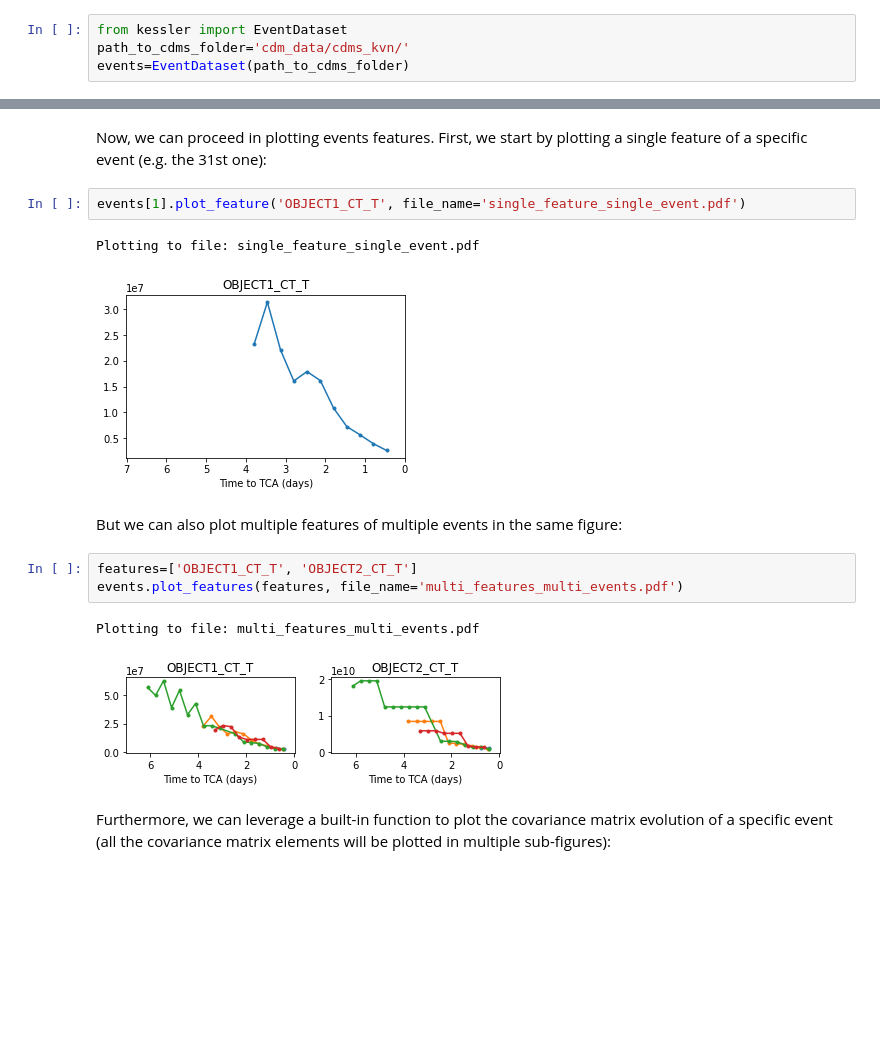
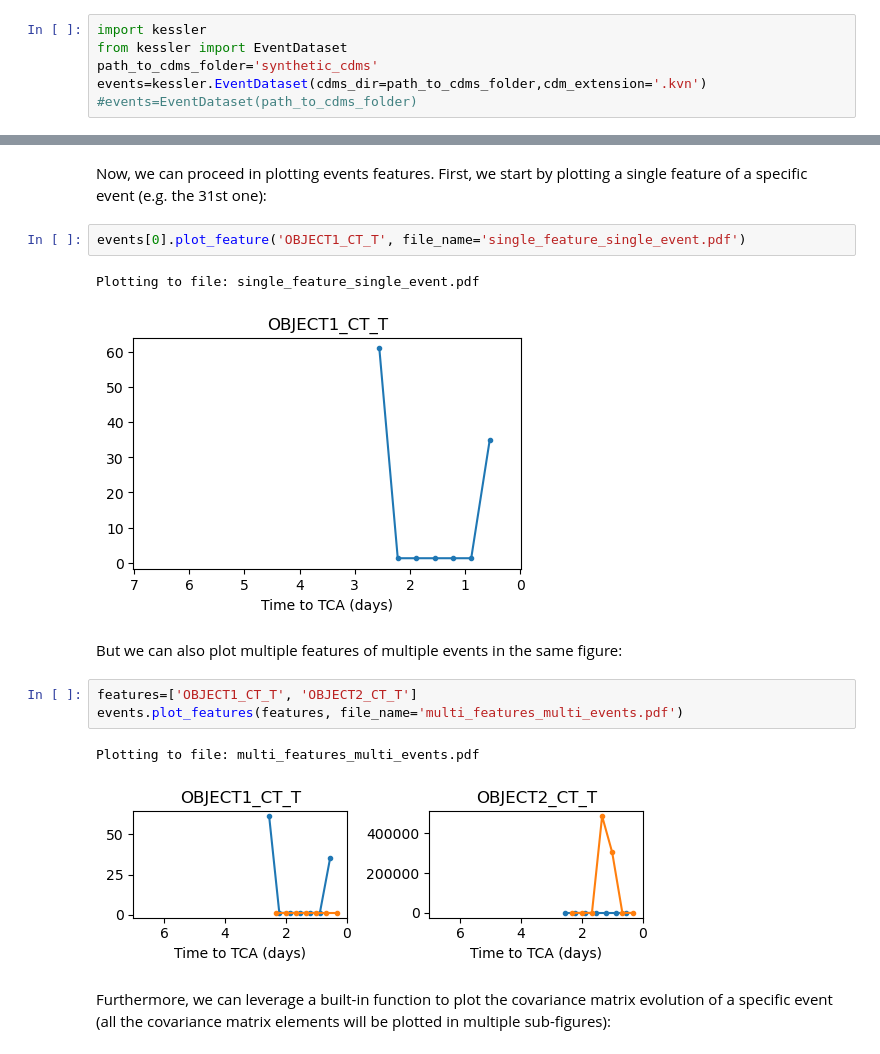
Before and after one commit to kesslerlib/kessler, a Jupyter notebook: docs/notebooks/cdms_analysis_and_plotting.ipynb, the cells around one changed output, grey strips where cells are left out. Saved outputs shown, nothing was run; the diff lists cells and outputs as text; blank space fills up the shorter version.

```diff
--- a/docs/notebooks/cdms_analysis_and_plotting.ipynb
+++ b/docs/notebooks/cdms_analysis_and_plotting.ipynb
@@ -5,7 +5,9 @@ In this tutorial, we show how to analyze and plot CDM data.
 
 We assume that data has been loaded (see `Basics` on how to do it) and that events are stored in the ``events`` variable.
 # %%
+import kessler
 from kessler import EventDataset
-path_to_cdms_folder='cdm_data/cdms_kvn/'
-events=EventDataset(path_to_cdms_folder)
+path_to_cdms_folder='synthetic_cdms'
+events=kessler.EventDataset(cdms_dir=path_to_cdms_folder,cdm_extension='.kvn')
+#events=EventDataset(path_to_cdms_folder)
 # %% [output]
@@ -23,10 +27,10 @@ Time spent  | Time remain.| Progress             | Events | Events/sec
 # %% [markdown]
 Now, we can proceed in plotting events features. First, we start by plotting a single feature of a specific event (e.g. the 31st one):
 # %%
-events[1].plot_feature('OBJECT1_CT_T', file_name='single_feature_single_event.pdf')
+events[0].plot_feature('OBJECT1_CT_T', file_name='single_feature_single_event.pdf')
 # %% [output]
 Plotting to file: single_feature_single_event.pdf
-[figure, old version]
+[figure, new version]
 # %% [markdown]
 But we can also plot multiple features of multiple events in the same figure:
 # %%
@@ -34,7 +38,7 @@ features=['OBJECT1_CT_T', 'OBJECT2_CT_T']
 events.plot_features(features, file_name='multi_features_multi_events.pdf')
 # %% [output]
 Plotting to file: multi_features_multi_events.pdf
-[figure, old version]
+[figure, new version]
 # %% [markdown]
 Furthermore, we can leverage a built-in function to plot the covariance matrix evolution of a specific event (all the covariance matrix elements will be plotted in multiple sub-figures):
 # %%
```
Also changed, not shown: parts of 4 cells of this notebook, 22 other files.
